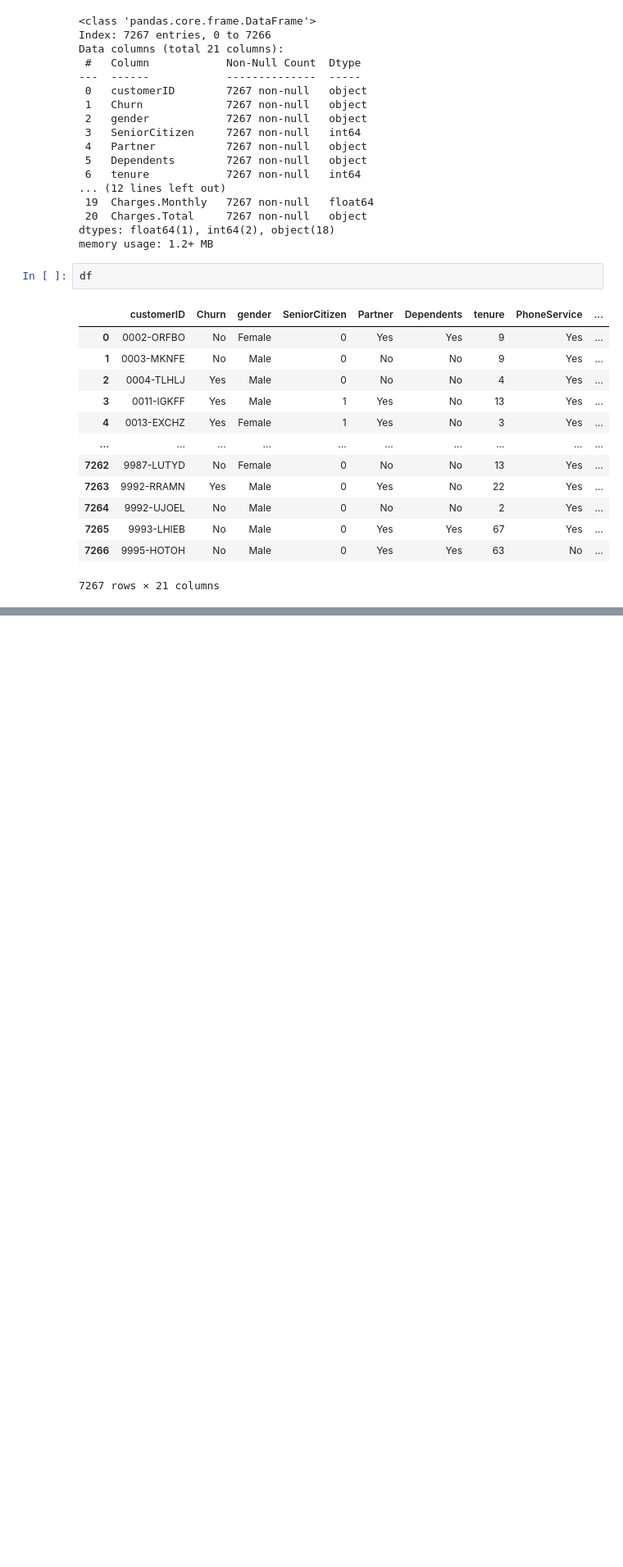
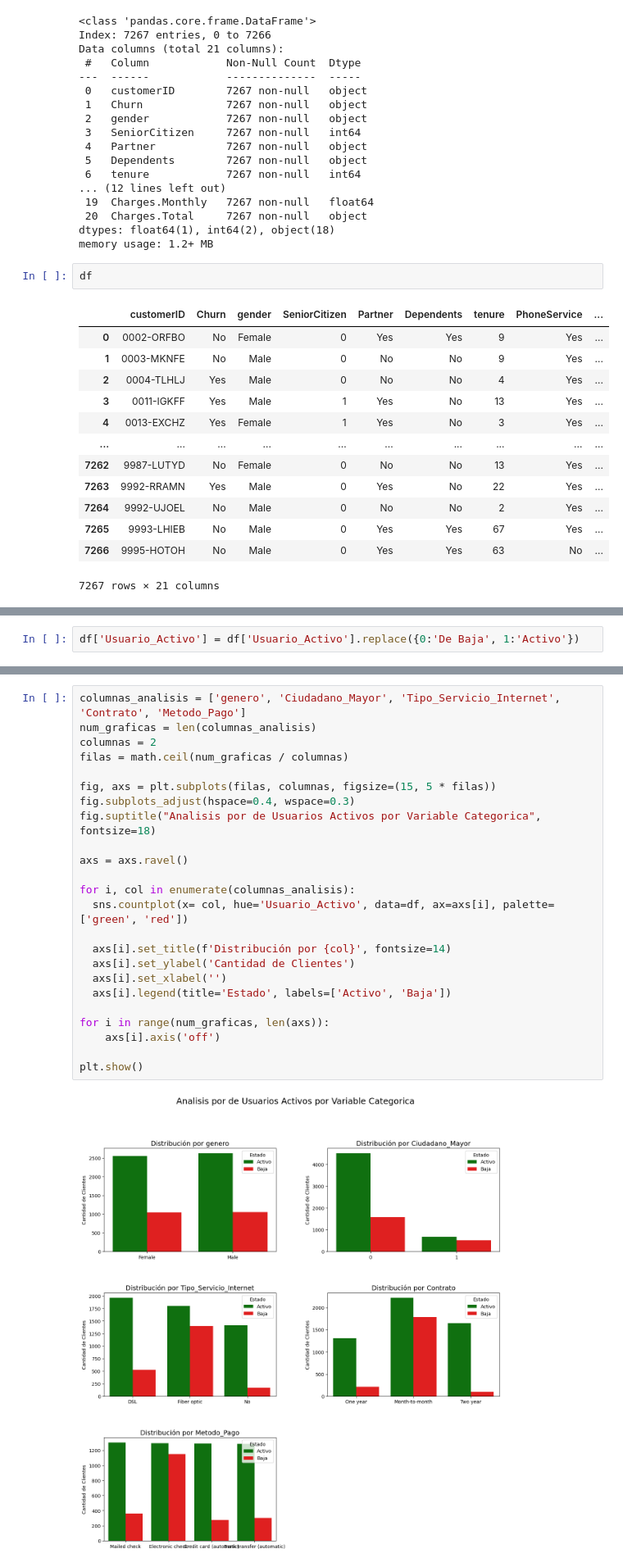
Before and after one commit to MrX7Torres/Challenge-TelecomX, a Jupyter notebook: Analisis_TelecomX.ipynb, the cells around one changed output, grey strips where cells are left out. Shown at 82% size. Drawn from its saved outputs; the diff is of its cells as text; blank space fills up the shorter version.

Commit message:
Avances en diversos analisis incluyendo ciertas Graficas.

```diff
--- a/Analisis_TelecomX.ipynb
+++ b/Analisis_TelecomX.ipynb
@@ -184,0 +516,2 @@ df
+# %%
+df['Usuario_Activo'] = df['Usuario_Activo'].replace({0:'De Baja', 1:'Activo'})
@@ -184,0 +534,26 @@ df
+# %%
+columnas_analisis = ['genero', 'Ciudadano_Mayor', 'Tipo_Servicio_Internet', 'Contrato', 'Metodo_Pago']
+num_graficas = len(columnas_analisis)
+columnas = 2
+filas = math.ceil(num_graficas / columnas)
+
+fig, axs = plt.subplots(filas, columnas, figsize=(15, 5 * filas))
+fig.subplots_adjust(hspace=0.4, wspace=0.3)
+fig.suptitle("Analisis por de Usuarios Activos por Variable Categorica", fontsize=18)
+
+axs = axs.ravel()
+
+for i, col in enumerate(columnas_analisis):
+  sns.countplot(x= col, hue='Usuario_Activo', data=df, ax=axs[i], palette=['green', 'red'])
+
+  axs[i].set_title(f'Distribución por {col}', fontsize=14)
+  axs[i].set_ylabel('Cantidad de Clientes')
+  axs[i].set_xlabel('')
+  axs[i].legend(title='Estado', labels=['Activo', 'Baja'])
+
+for i in range(num_graficas, len(axs)):
+    axs[i].axis('off')
+
+plt.show()
+# %% [output]
+[figure, added]
```
Also changed, not shown: parts of 59 cells of this notebook.
